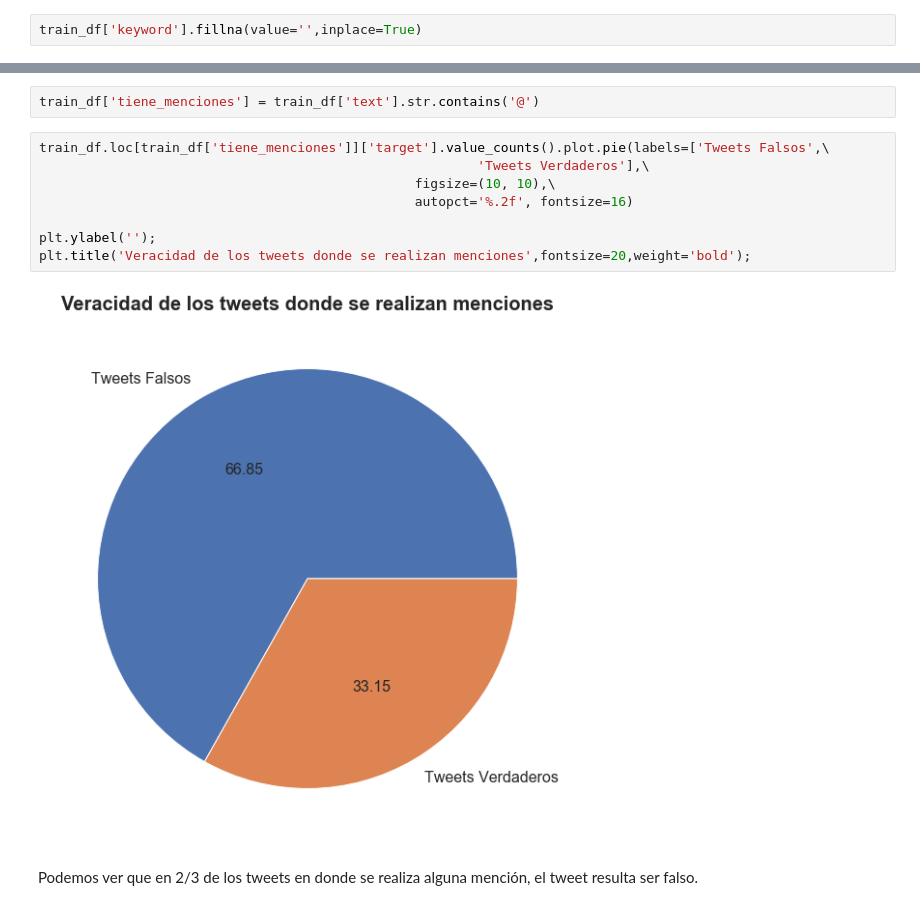
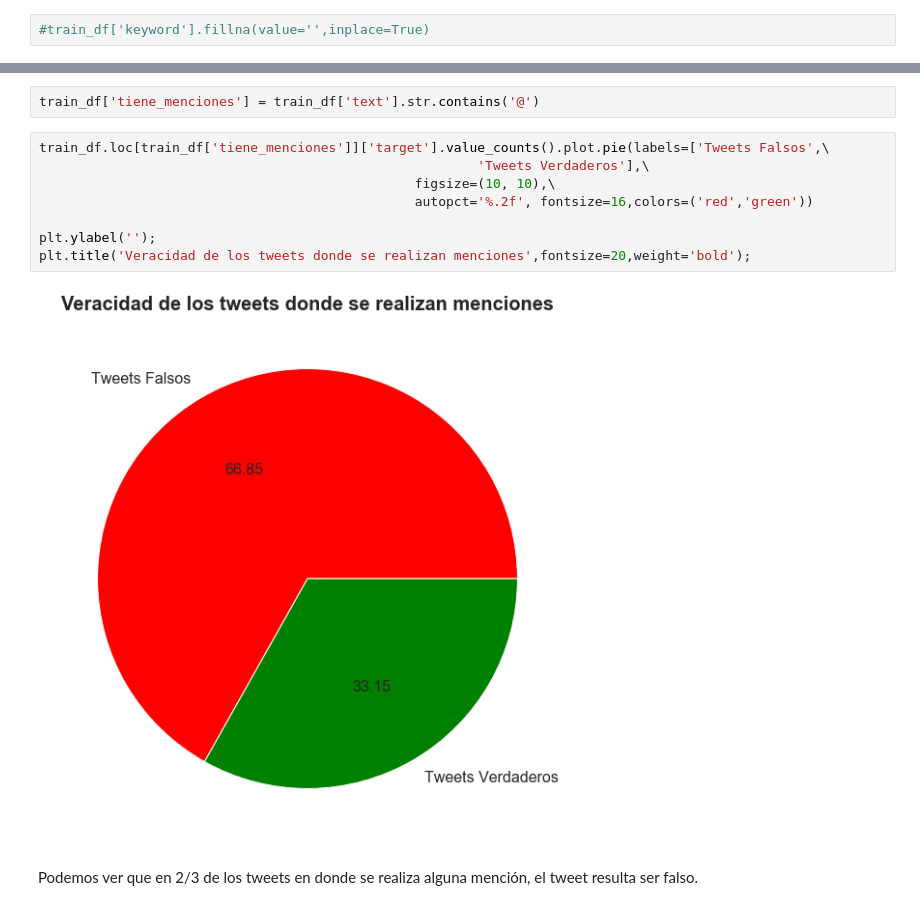
Before and after one commit to alepenaa94/TP1_Real_or_Not, a Jupyter notebook: TP1_Real_or_Not.ipynb, the cells around one changed output, grey strips where cells are left out. Drawn from its saved outputs; the diff is of its cells as text.

```diff
--- a/TP1_Real_or_Not.ipynb
+++ b/TP1_Real_or_Not.ipynb
@@ -54,2 +56,2 @@ Name: keyword, dtype: object
 # %%
-train_df['keyword'].fillna(value='',inplace=True)
+#train_df['keyword'].fillna(value='',inplace=True)
@@ -227,13 +340,13 @@ train_df['tiene_menciones'] = train_df['text'].str.contains('@')
 # %%
 train_df.loc[train_df['tiene_menciones']]['target'].value_counts().plot.pie(labels=['Tweets Falsos',\
                                                         'Tweets Verdaderos'],\
                                                 figsize=(10, 10),\
-                                                autopct='%.2f', fontsize=16)
+                                                autopct='%.2f', fontsize=16,colors=('red','green'))
 
 plt.ylabel('');
 plt.title('Veracidad de los tweets donde se realizan menciones',fontsize=20,weight='bold');
 # %% [output]
-[figure, old version]
+[figure, new version]
 # %% [markdown]
 Podemos ver que en 2/3 de los tweets en donde se realiza alguna mención, el tweet resulta ser falso.
 # %% [markdown]
```
Also changed, not shown: parts of 30 cells of this notebook.
